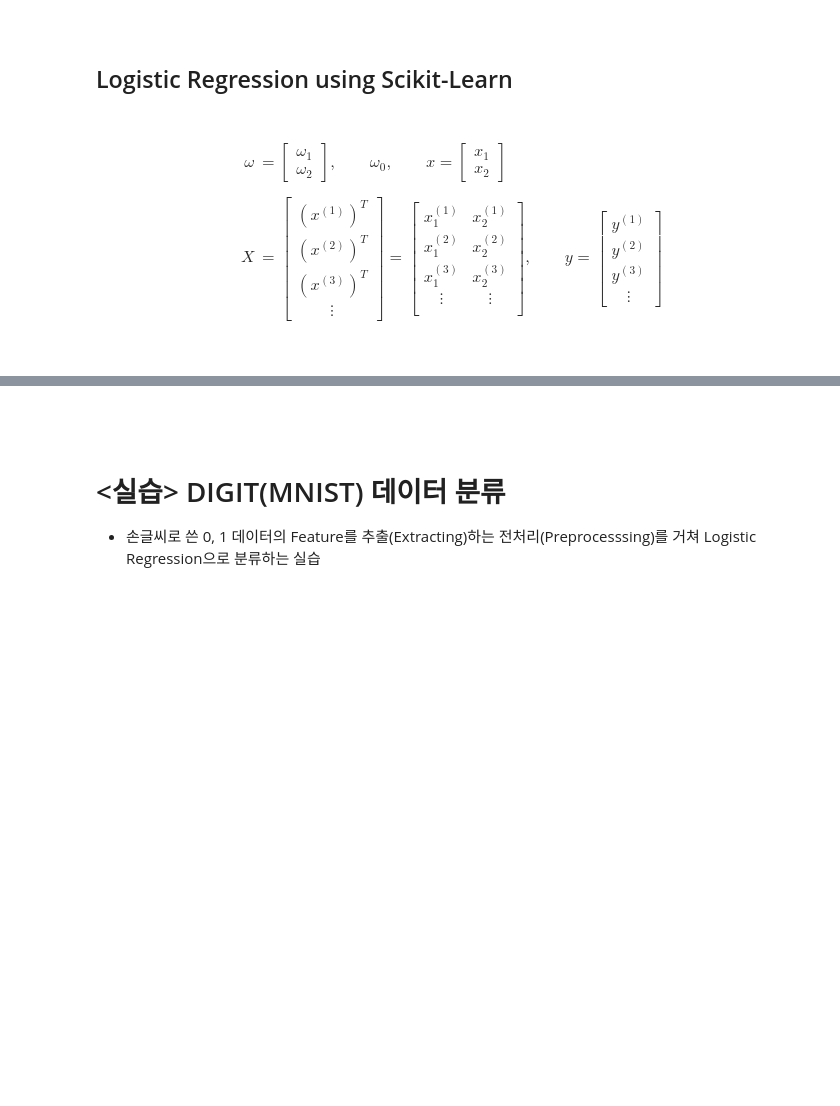
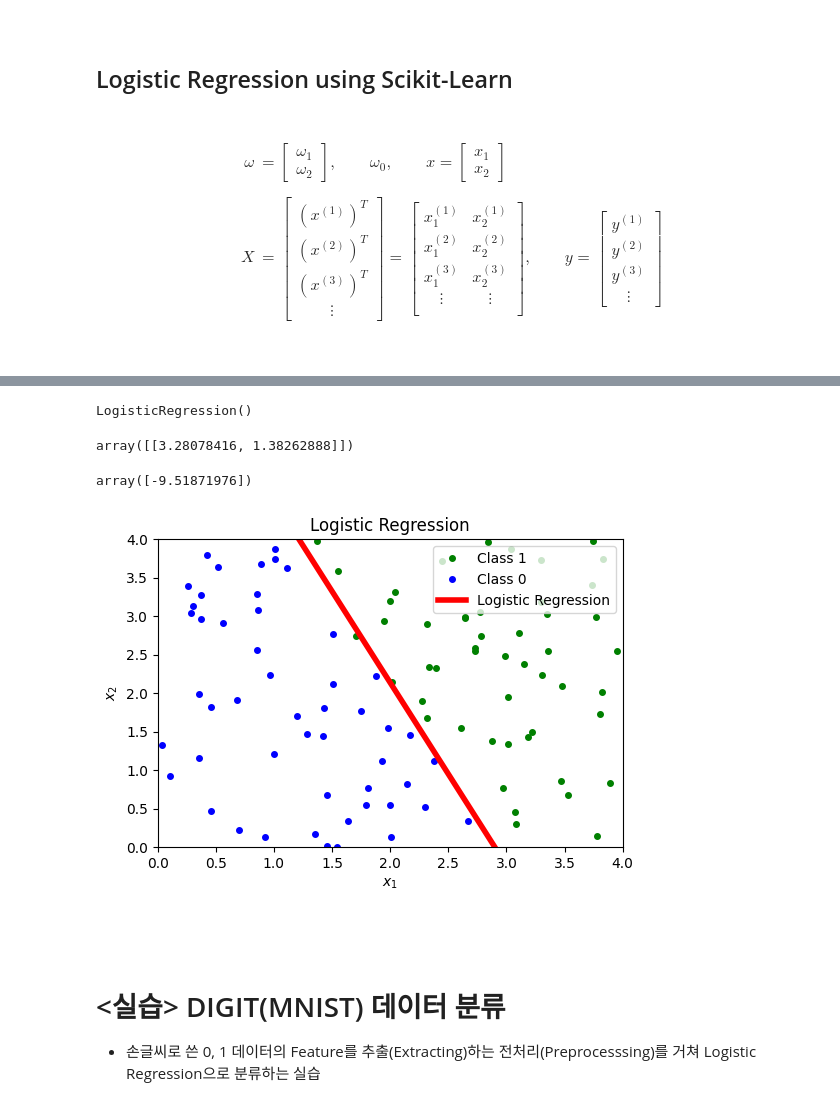
Before and after one commit to kangdh9447/MLP, a Jupyter notebook: 머신러닝실습6주차_LogisticRegression.ipynb, the cells around one changed output, grey strips where cells are left out. Cells and saved outputs as stored; diff of their text form; code cells hidden in the pictures; blank space fills up the shorter version.

```diff
--- a/머신러닝실습6주차_LogisticRegression.ipynb
+++ b/머신러닝실습6주차_LogisticRegression.ipynb
@@ -581,7 +589,11 @@ X.shape
 # %%
 from sklearn import linear_model
 
-clf =
-clf.fit
+clf = linear_model.LogisticRegression(solver = 'lbfgs')
+clf.fit(np.array(X), np.ravel(y))
+# %% [output]
+LogisticRegression()
 # %%
-                   # w1, w2
+clf.coef_           # w1, w2
+# %% [output]
+array([[3.28078416, 1.38262888]])
@@ -590,22 +600,28 @@ clf.fit
+# %%
+clf.intercept_      # w0
+# %% [output]
+array([-9.51871976])
 # %%
-w0 =
-w1 =
-w2 =
+w0 = clf.intercept_[0]
+w1 = clf.coef_[0,0]
+w2 = clf.coef_[0,1]
 
 xp = np.linspace(0,4,100).reshape(-1,1)
 yp = - w1/w2*xp - w0/w2
 
 plt.figure(figsize = (6, 4))
 plt.plot(X[C1,0], X[C1,1], 'go', markersize = 4, label = 'Class 1')
 plt.plot(X[C0,0], X[C0,1], 'bo', markersize = 4, label = 'Class 0')
 plt.plot(xp, yp, 'r', linewidth = 4, label = 'Logistic Regression')
 plt.title('Logistic Regression')
 plt.xlabel(r'$x_1$')
 plt.ylabel(r'$x_2$')
 plt.legend(loc = 1)
 plt.xlim([0,4])
 plt.ylim([0,4])
 plt.show()
+# %% [output]
+[figure, added]
 # %% [markdown]
 <br><br>
 
```
Also changed, not shown: parts of 7 cells of this notebook.
